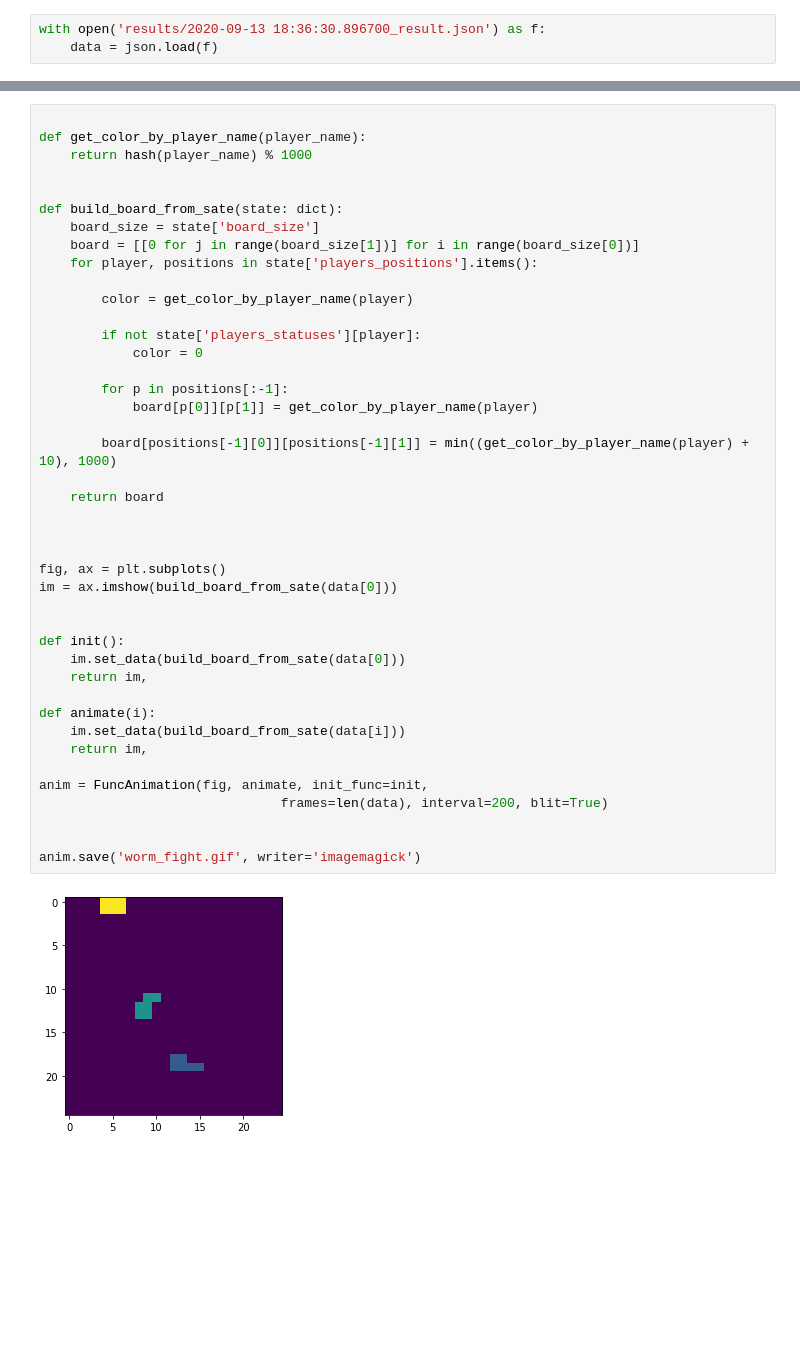
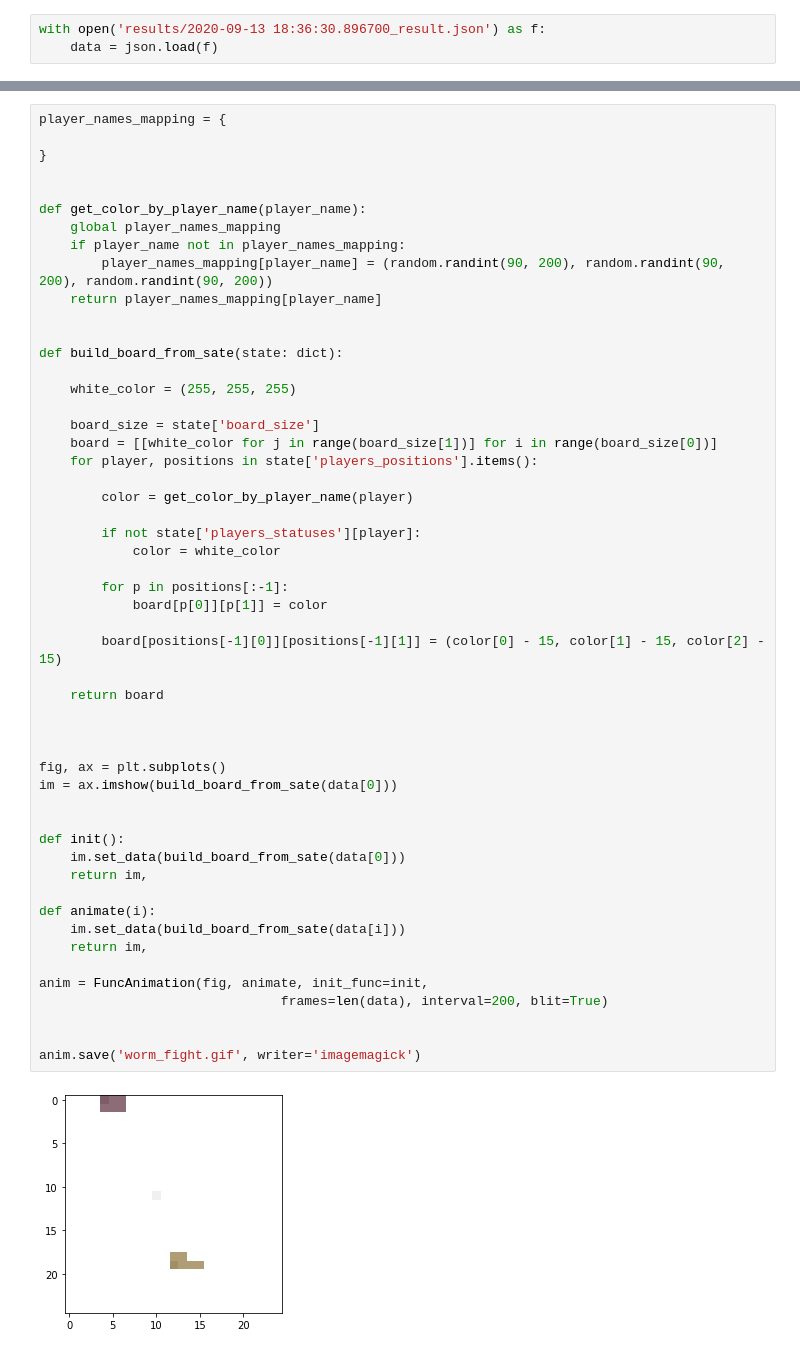
Before and after one commit to vooron/mindWars, a Jupyter notebook: WormsAnimation.ipynb, the cells around one changed output, grey strips where cells are left out. Drawn from its saved outputs; the diff is of its cells as text; blank space fills up the shorter version.

```diff
--- a/WormsAnimation.ipynb
+++ b/WormsAnimation.ipynb
@@ -30,46 +30,56 @@ data
    'First Champ': 'LEFT',
    'Third Champ': 'RIGHT'}}]
 # %%
+player_names_mapping = {
+
+}
+
 
 def get_color_by_player_name(player_name):
-    return hash(player_name) % 1000
+    global player_names_mapping
+    if player_name not in player_names_mapping:
+        player_names_mapping[player_name] = (random.randint(90, 200), random.randint(90, 200), random.randint(90, 200))
+    return player_names_mapping[player_name]
 
 
 def build_board_from_sate(state: dict):
+
+    white_color = (255, 255, 255)
+
     board_size = state['board_size']
-    board = [[0 for j in range(board_size[1])] for i in range(board_size[0])]
+    board = [[white_color for j in range(board_size[1])] for i in range(board_size[0])]
     for player, positions in state['players_positions'].items():
 
         color = get_color_by_player_name(player)
 
         if not state['players_statuses'][player]:
-            color = 0
+            color = white_color
 
         for p in positions[:-1]:
-            board[p[0]][p[1]] = get_color_by_player_name(player)
+            board[p[0]][p[1]] = color
 
-        board[positions[-1][0]][positions[-1][1]] = min((get_color_by_player_name(player) + 10), 1000)
+        board[positions[-1][0]][positions[-1][1]] = (color[0] - 15, color[1] - 15, color[2] - 15)
 
     return board
 
 
 
 fig, ax = plt.subplots()
 im = ax.imshow(build_board_from_sate(data[0]))
 
 
 def init():
     im.set_data(build_board_from_sate(data[0]))
     return im,
 
 def animate(i):
     im.set_data(build_board_from_sate(data[i]))
     return im,
 
 anim = FuncAnimation(fig, animate, init_func=init,
                                frames=len(data), interval=200, blit=True)
 
 
 anim.save('worm_fight.gif', writer='imagemagick')
 # %% [output]
-[figure, old version]
+[figure, new version]
```
Also changed, not shown: parts of 3 cells of this notebook, 1 other file.
